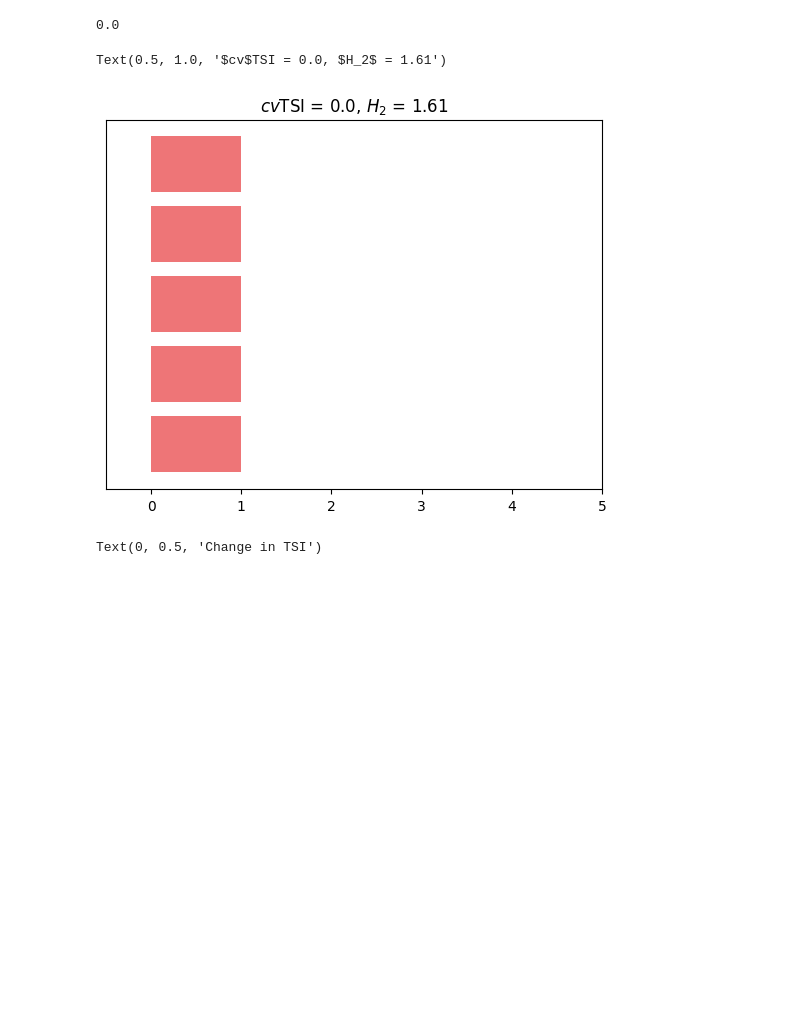
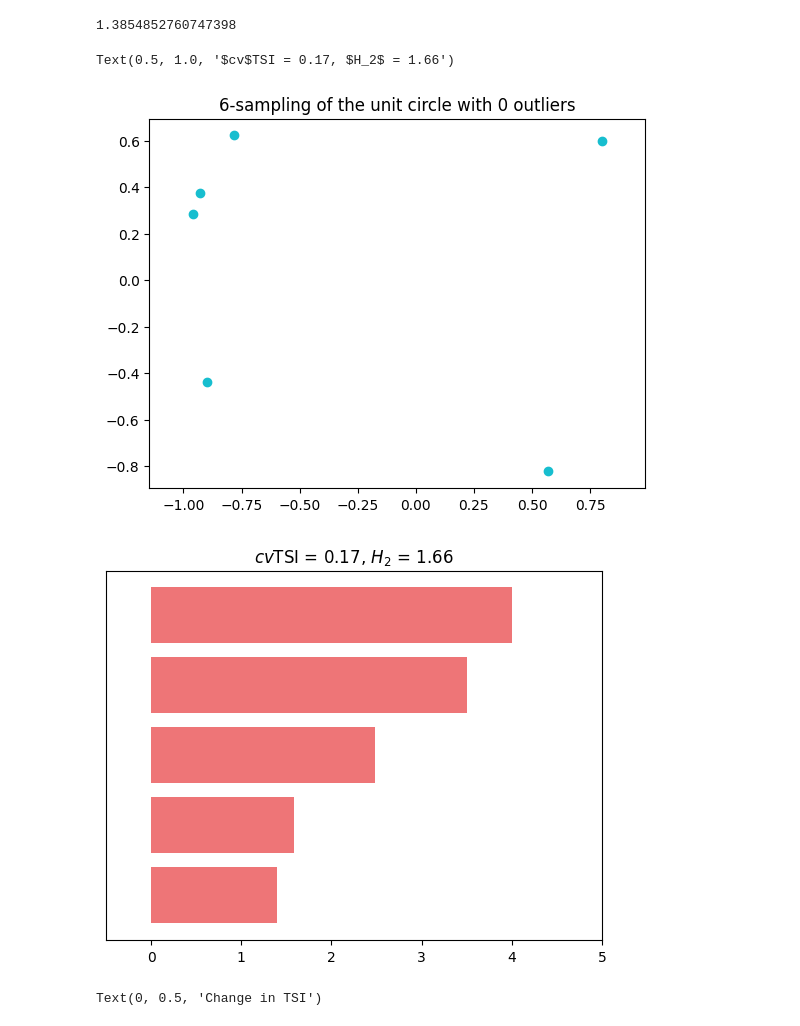
Before and after one commit to siroj99/TSI, a Jupyter notebook: making_images.ipynb, the cells around one changed output. Saved outputs shown, nothing was run; the diff lists cells and outputs as text; code cells hidden in the pictures; blank space fills up the shorter version.

Commit message:
Added code for creating new figure

```diff
--- a/making_images.ipynb
+++ b/making_images.ipynb
@@ -16,0 +82,9 @@ import tsi_functions.time_series as tsi_ts
+# %%
+fig, ax = plt.subplots(figsize=(6, 9))
+
+gd.plot_persistence_diagram(persistence, inf_delta = 35/25.3397-1, axes=ax)
+# ax.set_ylim(-0.5, 50)
+ax.set_yticks([0, 5, 10, 15, 20, 25, 30, 35], ["0", "5", "10", "15", "20", "25", "30", "+$\\infty$"])
+ax.set_xlim(-1, 30)
+plt.tight_layout()
+plt.savefig("diagram_alpha.svg")
@@ -52,43 +128,45 @@ def SampleOnCircle(N_obs=100, N_out=0, is_plot=False, noise_type="uniform", sigm
         ax.axis("equal")
         ax.set_title(str(N_obs) + "-sampling of the unit circle with " + str(N_out) + " outliers")
         # ax.legend((plt_obs, plt_out), ("data", "outliers"), loc="lower left")
+    return data
 # %%
 np.random.seed(123)
 
-# data = SampleOnCircle(N_obs=6, N_out=0, is_plot=True, noise_type="gaussian", sigma=.07)
+data = SampleOnCircle(N_obs=6, N_out=0, is_plot=True, noise_type="gaussian", sigma=.07)
 # n = 5
 # data = PointsOnCircle(n, radius = 4*1/(n-1)*(np.sin((n-2)/(2*n)*np.pi))/np.sin(2*np.pi/n))
-# persistence = tsi.filtration_from_points(data, filtration_type="rips", max_dim=3, max_edge_length=2)
+persistence = tsi.filtration_from_points(data, filtration_type="rips", max_dim=3, max_edge_length=2)
 
 # persistence = [(0, (0, 1)), (0, (0,2))]
-persistence = [(0, (0, 1)) for _ in range(5)]
+# persistence = [(0, (0, 1)) for _ in range(5)]
 # persistence[0] = (0, (0, 4))
 
 # persistence = [(q, (bar[0], bar[1])) for (q, bar) in persistence if bar[1] < np.inf and q == 0]
-# persistence = [(q, (bar[0]*2, bar[1]*2)) for (q, bar) in persistence]
-# persistence = [(q, (bar[0], bar[1]+1)) for (q, bar) in persistence]
+persistence = [(q, (bar[0]*2, bar[1]*2)) for (q, bar) in persistence]
+persistence = [(q, (bar[0], bar[1]+1)) for (q, bar) in persistence]
 
 mean_pers = np.mean([bar[1] - bar[0] for (q, bar) in persistence])
 # persistence.append((0,(0,mean_pers)))
 # persistence.append((0,(0,0.5)))
 
 print(tsi.top_summary_functions(persistence)["TSI-0"])
 gd.plot_persistence_barcode([(q, bar) for (q, bar) in persistence if bar[1] < np.inf and q == 0], max_intervals = 10, inf_delta = 5)
 # Remove legend
 plt.legend().remove()
 plt.xlim(-0.5,5)
 # plt.axvline(mean_pers, color="tab:red", linestyle="--", linewidth=2, label="Mean persistence")
 # plt.legend(loc="lower right")
 
 
 # plt.title("TSI = " + str(round(tsi.top_summary_functions(persistence)["TSI-0"], 2)))
 plt.title("$cv$TSI = " + str(round(tsi.top_summary_functions(persistence)["cvTSI-0"], 2)) + ", $H_2$ = " + str(round(tsi.top_summary_functions(persistence)["Renyi_2-0"], 2)))
 # plt.savefig("cvTSI_Renyi_2_uniform.png", dpi=300, bbox_inches='tight')
 # plt.xticks([0,1,4,6], labels=["0",r"$\\dfrac{L}{n}$","$L$",r"$\\infty$"])
 # %% [output]
-0.0
+1.3854852760747398
-Text(0.5, 1.0, '$cv$TSI = 0.0, $H_2$ = 1.61')
+Text(0.5, 1.0, '$cv$TSI = 0.17, $H_2$ = 1.66')
-[figure, old version]
+[figure, new version]
+[figure, added]
 # %%
 x_axis = np.linspace(0, 5, 100)
 plt.figure(figsize=(12, 6))
```
Also changed, not shown: parts of 3 cells of this notebook, 4 other files.
